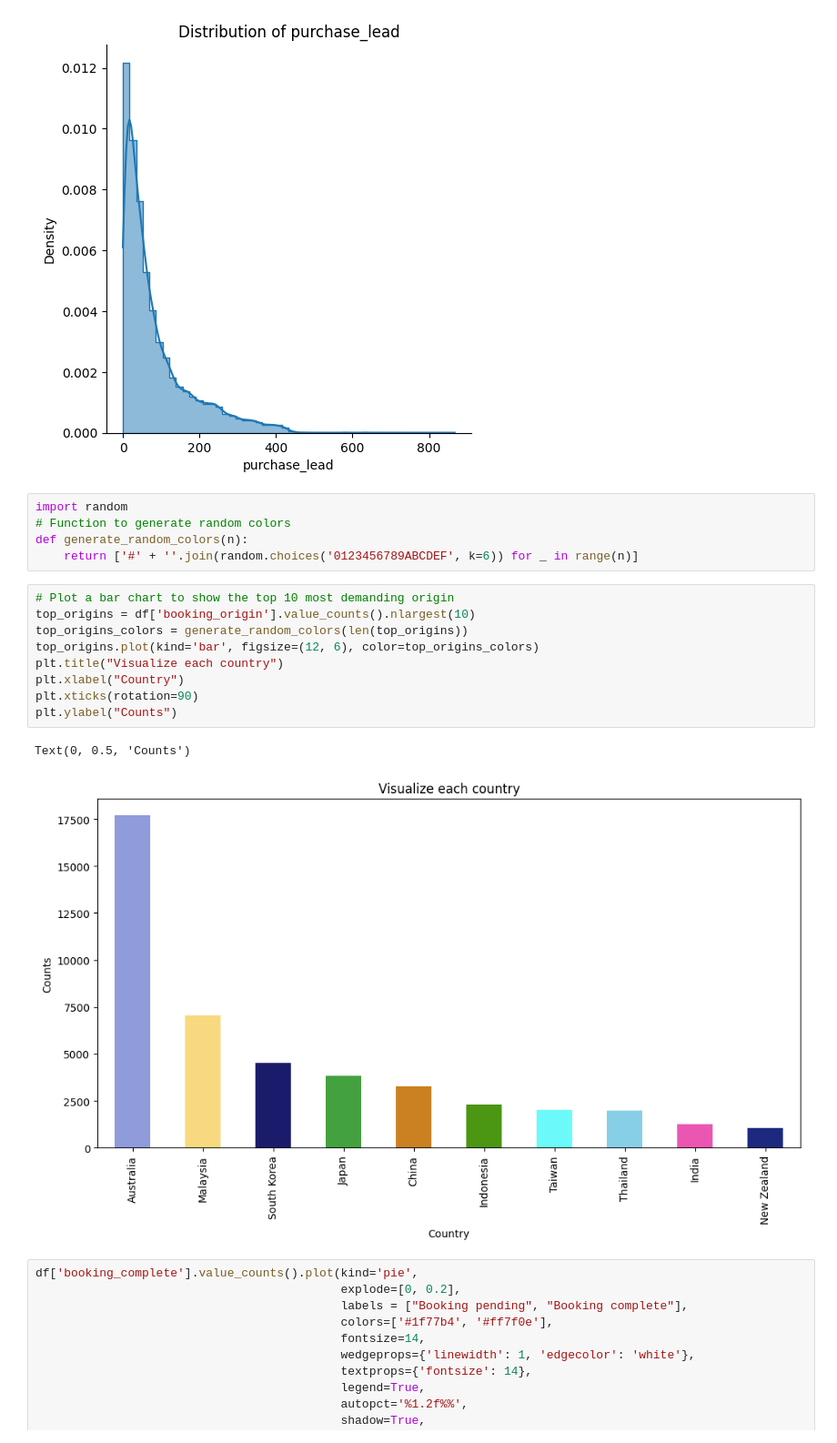
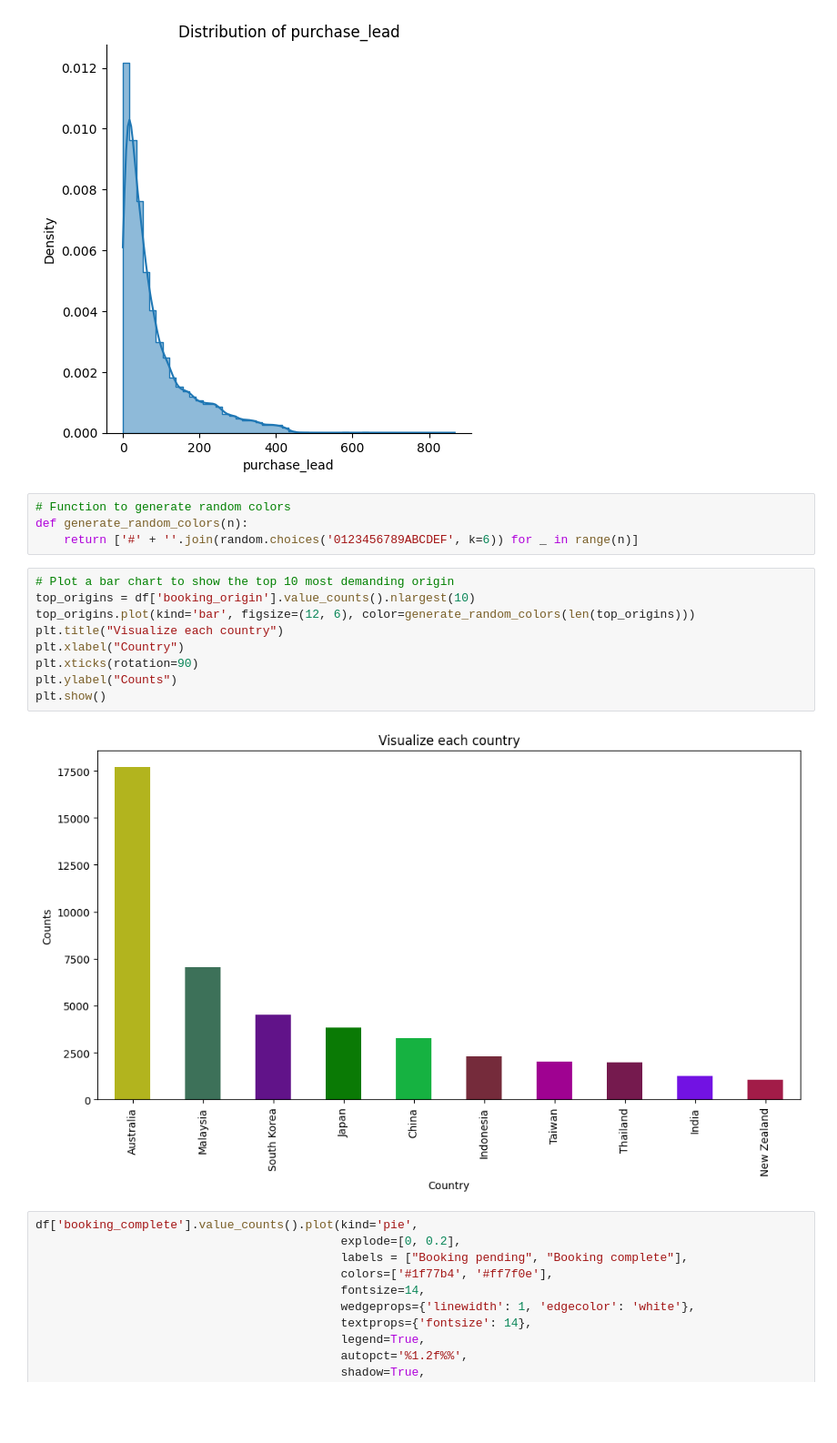
Before and after one commit to meiskiet/BA_simulation_task, a Jupyter notebook: Machine Learning/Customer_booking.ipynb, the cells around one changed output. Shown at 91% size. Cells and saved outputs as stored; diff of their text form; blank space fills up the shorter version.

```diff
--- a/Machine Learning/Customer_booking.ipynb
+++ b/Machine Learning/Customer_booking.ipynb
@@ -151,22 +158,20 @@ plt.show()
 <Figure size 1600x800 with 0 Axes>
 [figure]
 # %%
-import random
 # Function to generate random colors
 def generate_random_colors(n):
     return ['#' + ''.join(random.choices('0123456789ABCDEF', k=6)) for _ in range(n)]
 # %%
 # Plot a bar chart to show the top 10 most demanding origin
 top_origins = df['booking_origin'].value_counts().nlargest(10)
-top_origins_colors = generate_random_colors(len(top_origins))
-top_origins.plot(kind='bar', figsize=(12, 6), color=top_origins_colors)
+top_origins.plot(kind='bar', figsize=(12, 6), color=generate_random_colors(len(top_origins)))
 plt.title("Visualize each country")
 plt.xlabel("Country")
 plt.xticks(rotation=90)
 plt.ylabel("Counts")
+plt.show()
 # %% [output]
-Text(0, 0.5, 'Counts')
-[figure, old version]
+[figure, new version]
 # %%
 df['booking_complete'].value_counts().plot(kind='pie',
                                            explode=[0, 0.2],
```
Also changed, not shown: parts of 42 cells of this notebook.
